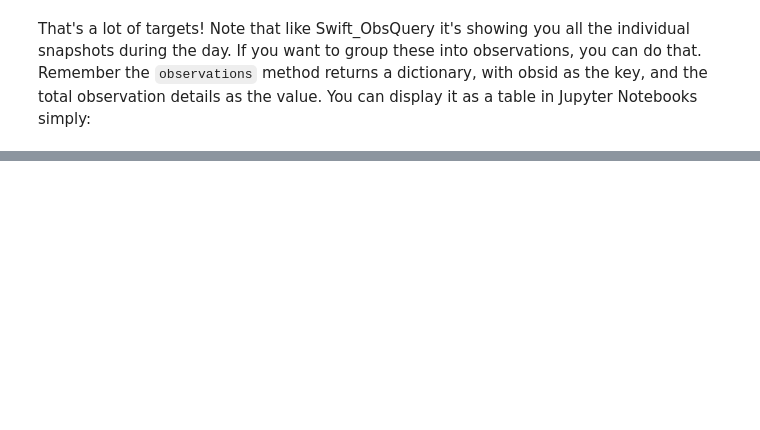
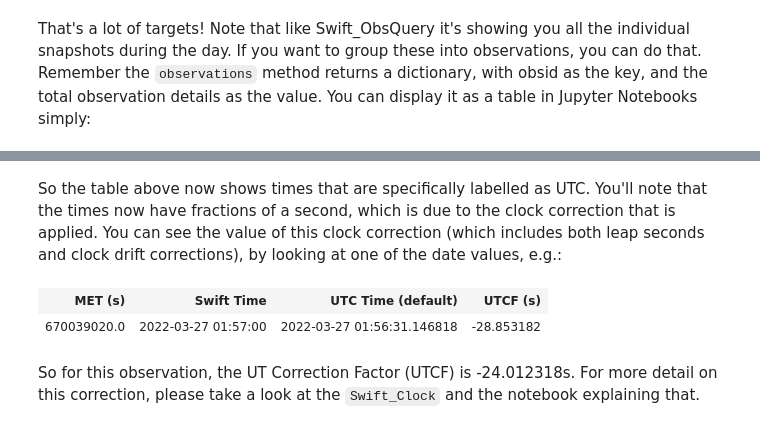
Before and after one commit to Swift-SOT/swifttools, a Jupyter notebook: examples/Swift Plan Query Example Notebook.ipynb, the cells around one changed output, grey strips where cells are left out. Drawn from its saved outputs; the diff is of its cells as text; code cells hidden in the pictures; blank space fills up the shorter version.

```diff
--- a/examples/Swift Plan Query Example Notebook.ipynb
+++ b/examples/Swift Plan Query Example Notebook.ipynb
@@ -94,0 +109,9 @@ dayplan.observations
+# %% [markdown]
+So the table above now shows times that are specifically labelled as UTC. You'll note that the times now have fractions of a second, which is due to the clock correction that is applied. You can see the value of this clock correction (which includes both leap seconds and clock drift corrections), by looking at one of the date values, e.g.:
+# %%
+query[0].begin
+# %% [output]
+| MET (s) | Swift Time | UTC Time (default) | UTCF (s) |
+| 670039020.0 | 2022-03-27 01:57:00 | 2022-03-27 01:56:31.146818 | -28.853182 |
+# %% [markdown]
+So for this observation, the UT Correction Factor (UTCF) is -24.012318s. For more detail on this correction, please take a look at the `Swift_Clock` and the notebook explaining that.
```
Also changed, not shown: parts of 9 cells of this notebook, 29 other files.
